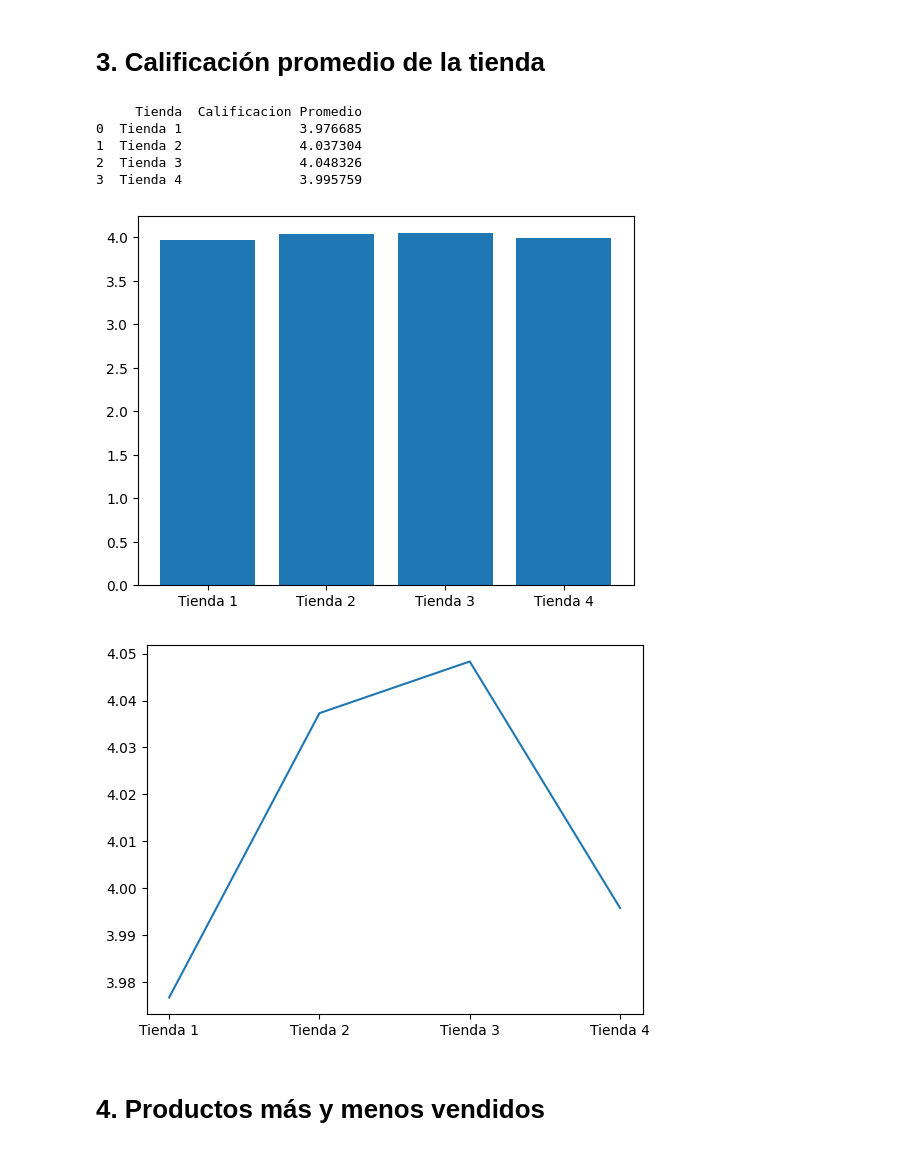
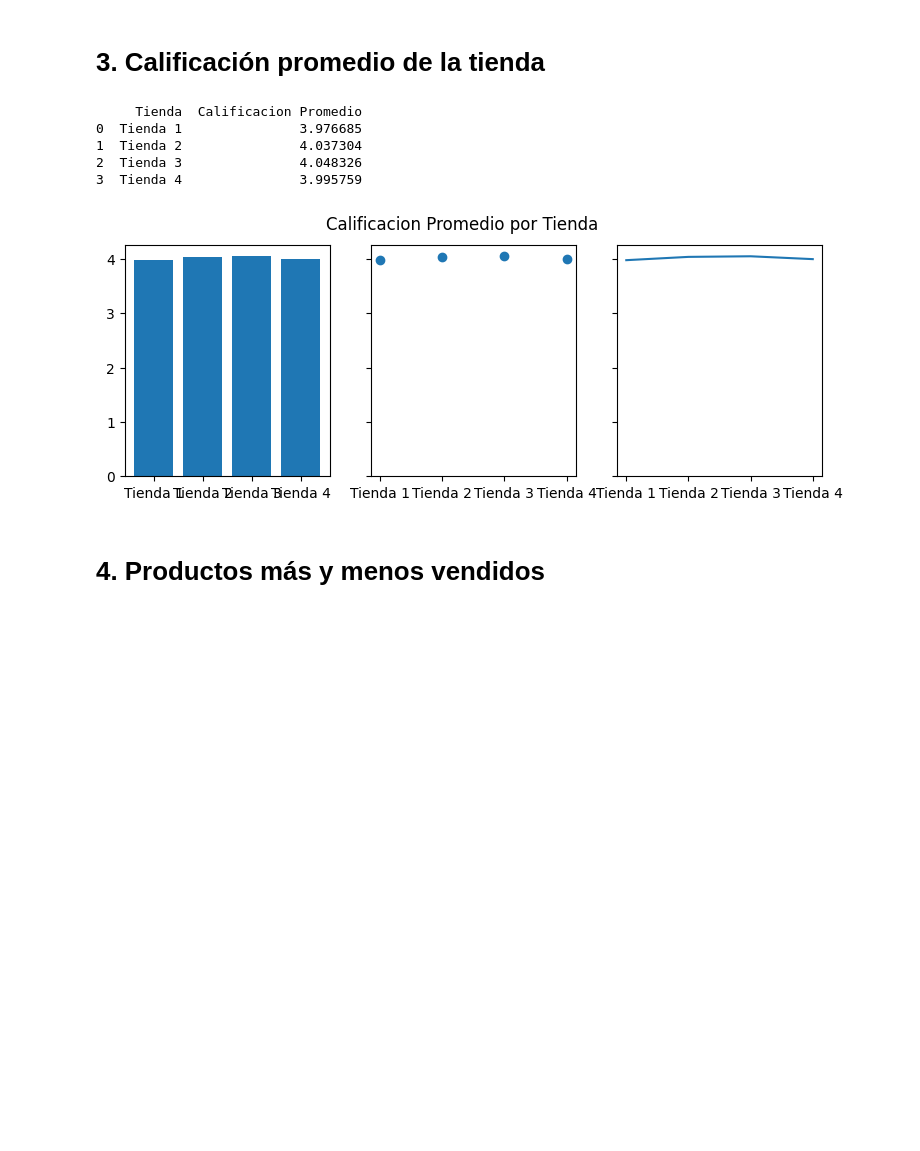
Before and after one commit to jalonzoh/Challenge-de-Modelado-de-datos, a Jupyter notebook: AluraStoreLatam.ipynb, the cells around one changed output. Saved outputs shown, nothing was run; the diff lists cells and outputs as text; code cells hidden in the pictures; blank space fills up the shorter version.

```diff
--- a/AluraStoreLatam.ipynb
+++ b/AluraStoreLatam.ipynb
@@ -142,37 +161,37 @@ Calificacion_promedio_tienda4 = df_tienda4['Calificación'].mean()
 # %%
 calificacion_tiendas = {
                 'Tienda':['Tienda 1',
                 'Tienda 2',
                 'Tienda 3',
                 'Tienda 4'],
                 'Calificacion Promedio':[Calificacion_promedio_tienda,
                 Calificacion_promedio_tienda2,
                 Calificacion_promedio_tienda3,
                 Calificacion_promedio_tienda4]}
 
 df_calificacion_tienda=pd.DataFrame(calificacion_tiendas)
 print(df_calificacion_tienda)
 
 import matplotlib.pyplot as plt
 
 x_values = df_calificacion_tienda['Tienda'].unique()
 y_values = df_calificacion_tienda['Calificacion Promedio']
-plt.bar(x_values, y_values)
+
+fig, axs = plt.subplots(1, 3, figsize=(9, 3), sharey=True)
+axs[0].bar(x_values, y_values)
+axs[1].scatter(x_values, y_values)
+axs[2].plot(x_values, y_values)
+fig.suptitle('Calificacion Promedio por Tienda')
+
 plt.show()
 plt.close('all')
-
-
-plt.plot(x_values, y_values)
-plt.show()
-plt.close('all')
 # %% [output]
      Tienda  Calificacion Promedio
 0  Tienda 1               3.976685
 1  Tienda 2               4.037304
 2  Tienda 3               4.048326
 3  Tienda 4               3.995759
-[figure, old version]
+[figure, new version]
-[figure, removed]
 # %% [markdown]
 # 4. Productos más y menos vendidos
 # %%
```
Also changed, not shown: parts of 5 cells of this notebook.
